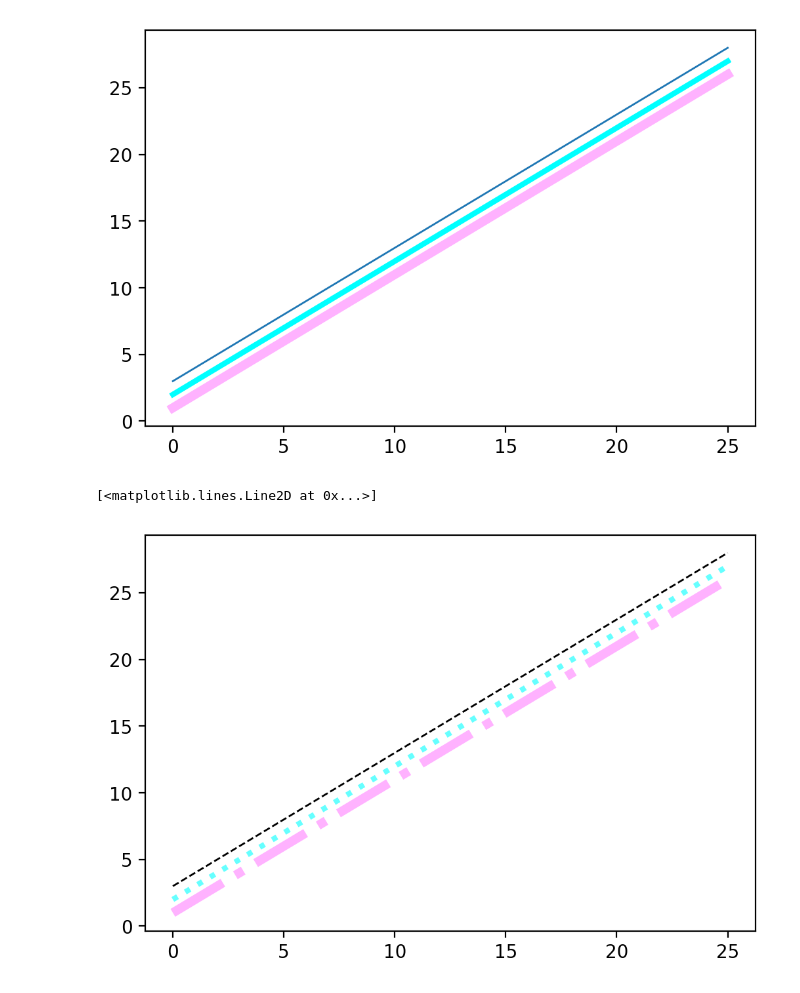
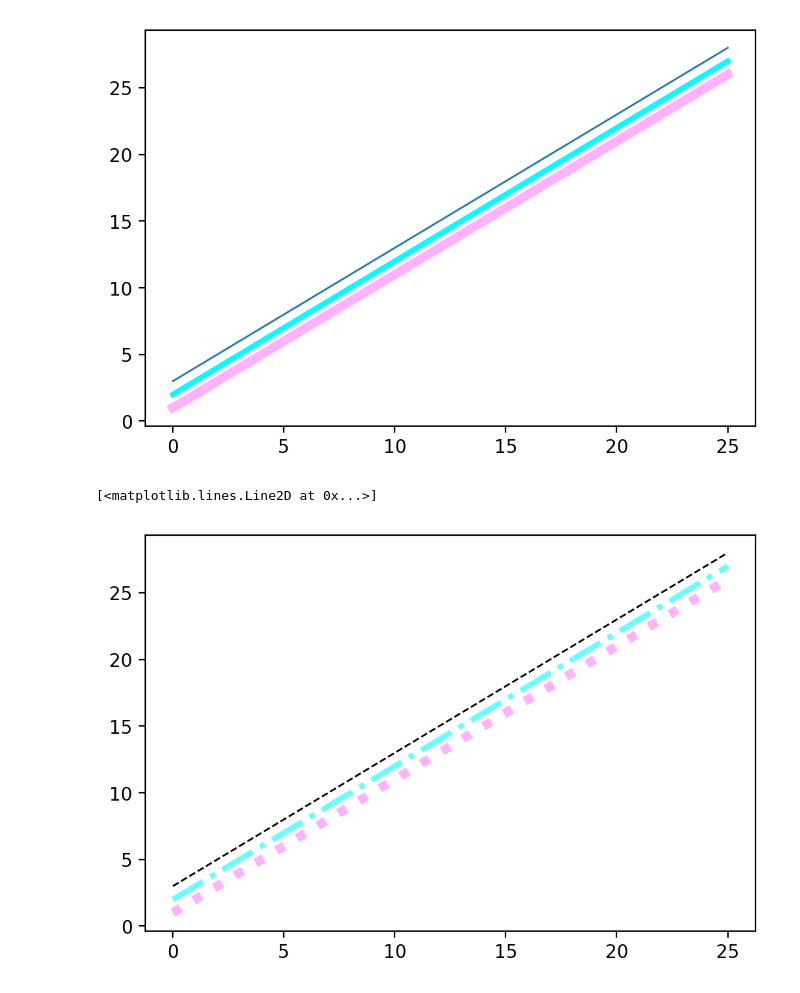
Before and after one commit to ShravanKumar-404/Simplilearn_practice, a Jupyter notebook: python_beginners/matplotlib/test.ipynb, the cells around one changed output. Saved outputs shown, nothing was run; the diff lists cells and outputs as text; code cells hidden in the pictures.

```diff
--- a/python_beginners/matplotlib/test.ipynb
+++ b/python_beginners/matplotlib/test.ipynb
@@ -91,10 +91,10 @@ axis.plot(y,y+3, linewidth=1)
 [<matplotlib.lines.Line2D at 0x...>]
 [figure]
 # %%
-ig,axis = plt.subplots(dpi=200)
-axis.plot(y,y+1,color="magenta", alpha = .3, lw=5, linestyle="dashdot")
-axis.plot(y,y+2, color="cyan", alpha = .6, lw=3, linestyle="dotted")
+fig,axis = plt.subplots(dpi=200)
+axis.plot(y,y+1,color="magenta", alpha = .3, lw=5, linestyle=":")
+axis.plot(y,y+2, color="cyan", alpha = .6, lw=3, linestyle="-.")
 axis.plot(y,y+3, color="black",lw=1, alpha = 1, linestyle="--")
 # %% [output]
 [<matplotlib.lines.Line2D at 0x...>]
-[figure, old version]
+[figure, new version]
```
Also changed, not shown: parts of 1 cell of this notebook.
